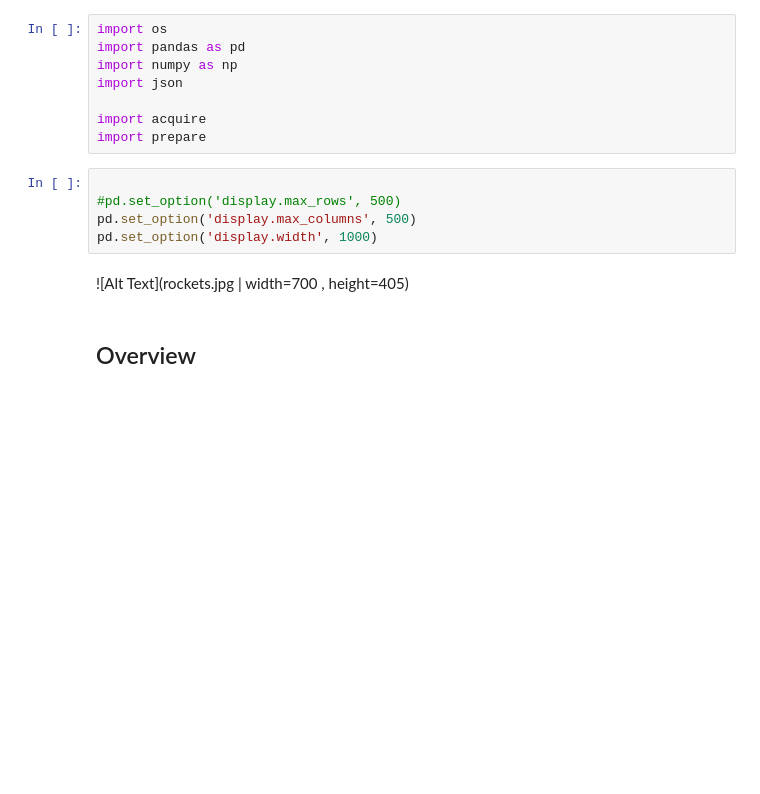
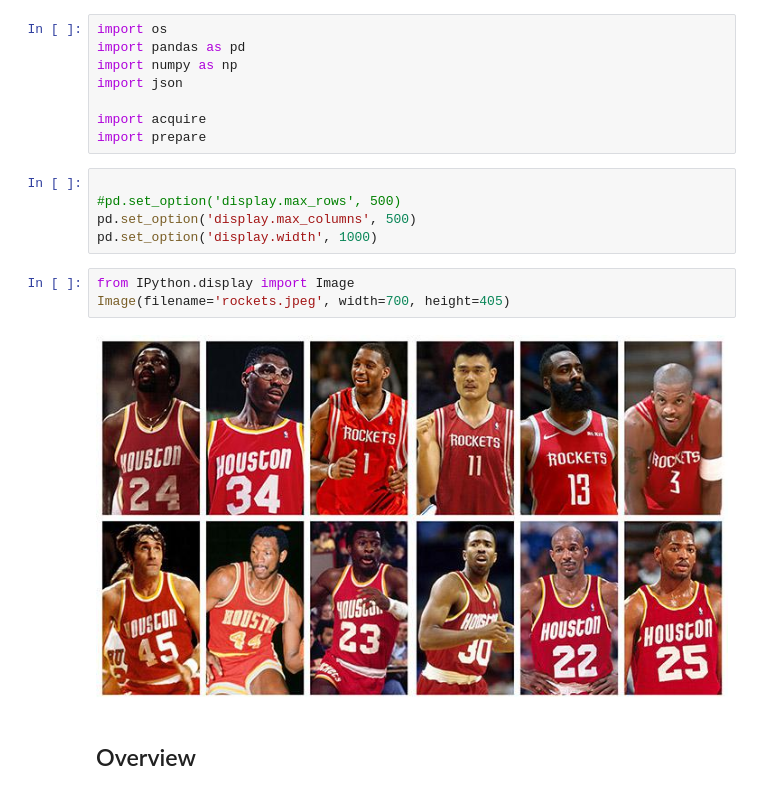
Before and after one commit to mil2tech/DE-NBA-HOU, a Jupyter notebook: final-notebook.ipynb, the cells around one changed output. Cells and saved outputs as stored; diff of their text form; blank space fills up the shorter version.

```diff
--- a/final-notebook.ipynb
+++ b/final-notebook.ipynb
@@ -11,8 +11,11 @@ import prepare
 #pd.set_option('display.max_rows', 500)
 pd.set_option('display.max_columns', 500)
 pd.set_option('display.width', 1000)
-# %% [markdown]
-![Alt Text](rockets.jpg | width=700 , height=405)
+# %%
+from IPython.display import Image
+Image(filename='rockets.jpeg', width=700, height=405)
+# %% [output]
+[figure, added]
 # %% [markdown]
 ## Overview
 # %% [markdown]
```
Also changed, not shown: parts of 1 cell of this notebook.
